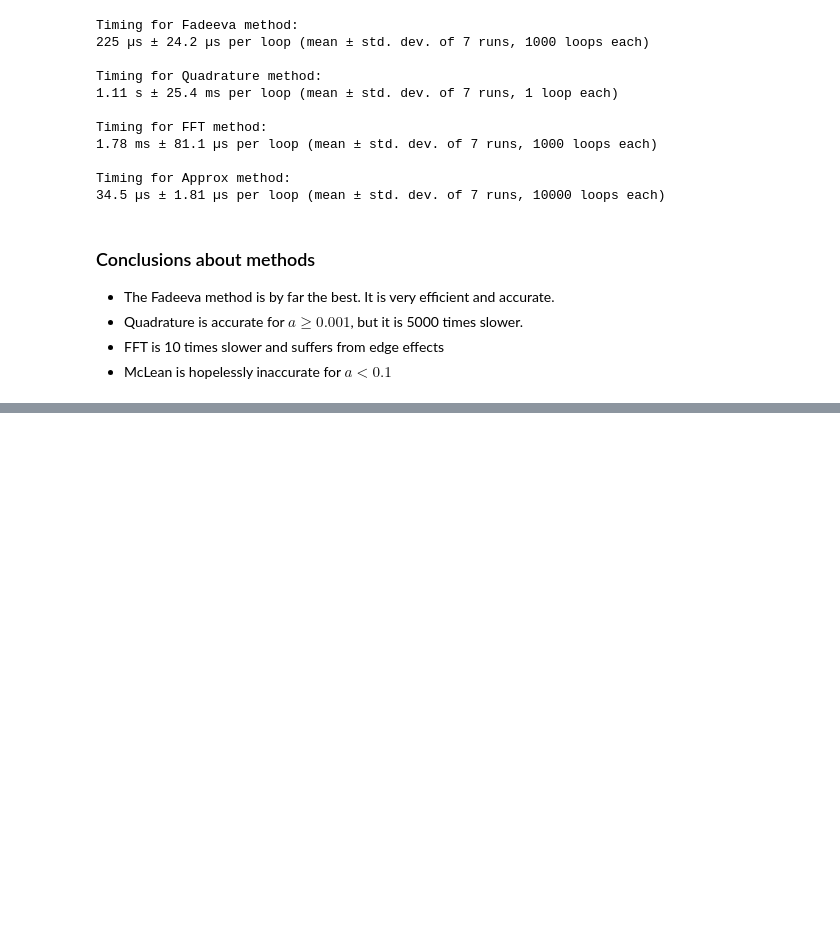
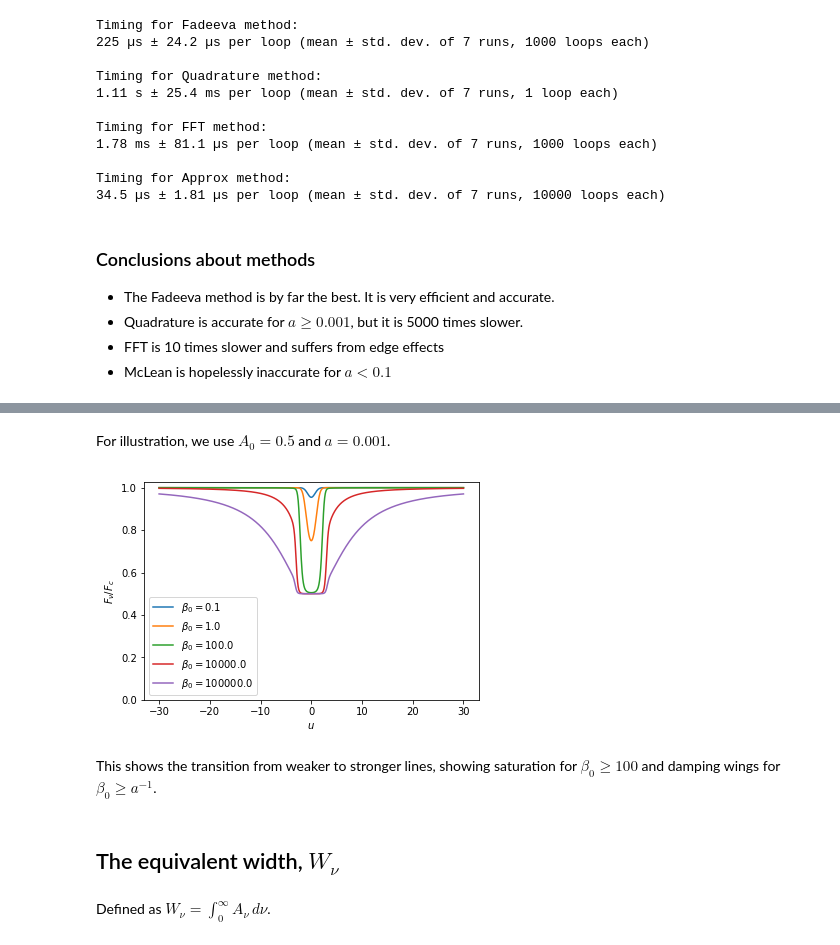
Before and after one commit to deprecated/equivalent-widths, a Jupyter notebook: curve-of-growth.ipynb, the cells around one changed output, grey strips where cells are left out. Saved outputs shown, nothing was run; the diff lists cells and outputs as text; code cells hidden in the pictures; blank space fills up the shorter version.

Commit message:
Plot line profiles and equivalent widths

```diff
--- a/curve-of-growth.ipynb
+++ b/curve-of-growth.ipynb
@@ -221,0 +230,26 @@ Timing for Approx method:
+# %%
+def A(u, a, beta0, A0):
+    """Absorption depth"""
+    beta_nu = beta0*H_wofz(u, a)
+    return A0*beta_nu/(1.0 + beta_nu)
+# %% [markdown]
+For illustration, we use $A_0 = 0.5$ and $a = 0.001$.
+# %%
+ugrid = np.linspace(-30.0, 30.0, 1001)
+fig, ax = plt.subplots()
+A0 = 0.5
+a = 1.e-3
+for beta0 in [0.1, 1.0, 100.0, 1e4, 1e5]:
+    label = fr"$\beta_0 = {beta0}$"
+    ax.plot(ugrid, 1.0 - A(ugrid, a, beta0, A0), label=label)
+ax.legend()
+ax.set(ylim=[0.0, None], xlabel="$u$", ylabel=r"$F_\nu/F_c$")
+None
+# %% [output]
+[figure, added]
+# %% [markdown]
+This shows the transition from weaker to stronger lines, showing saturation for $\beta_0 \ge 100$ and damping wings for $\beta_0 \ge a^{-1}$.
+# %% [markdown]
+## The equivalent width, $W_\nu$
+# %% [markdown]
+Defined as $W_\nu = \int_0^\infty A_\nu \, d\nu$.
```
Also changed, not shown: parts of 10 cells of this notebook.
